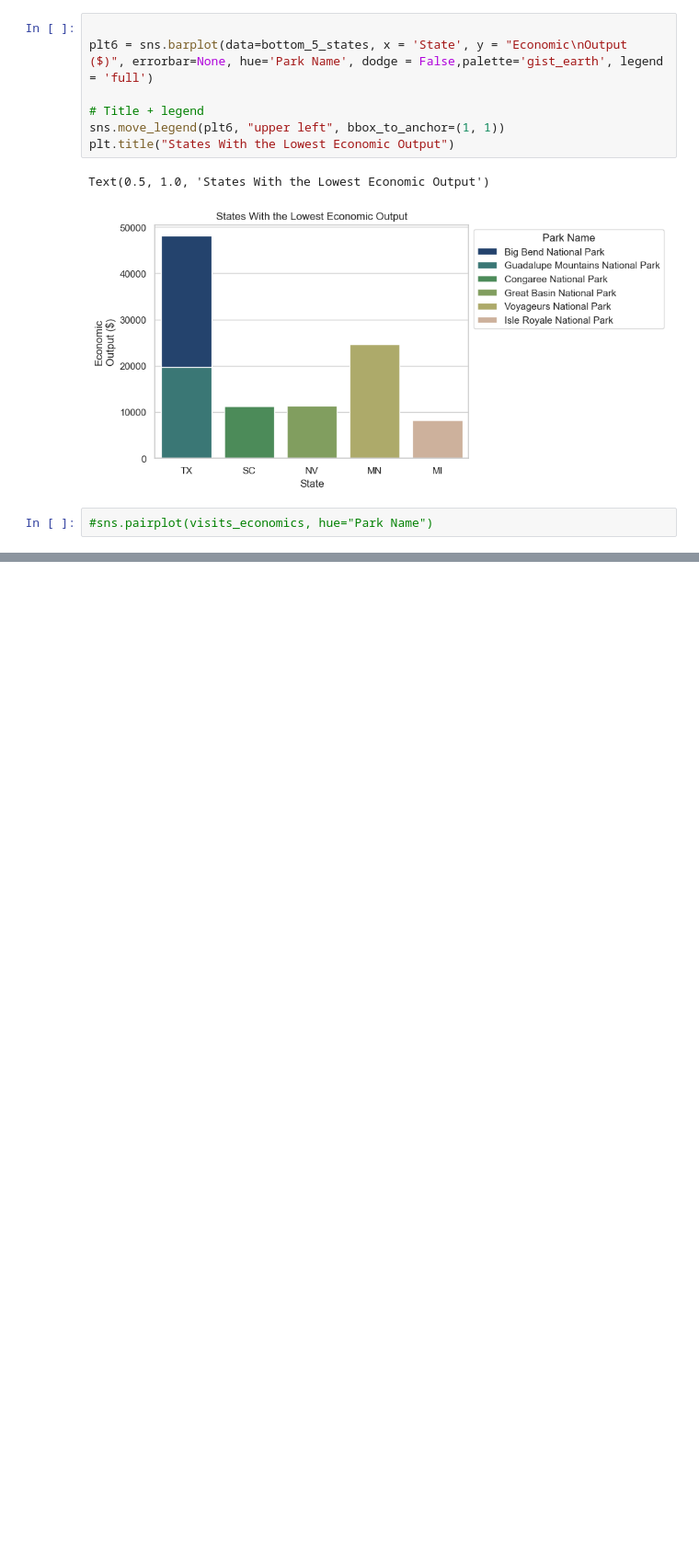
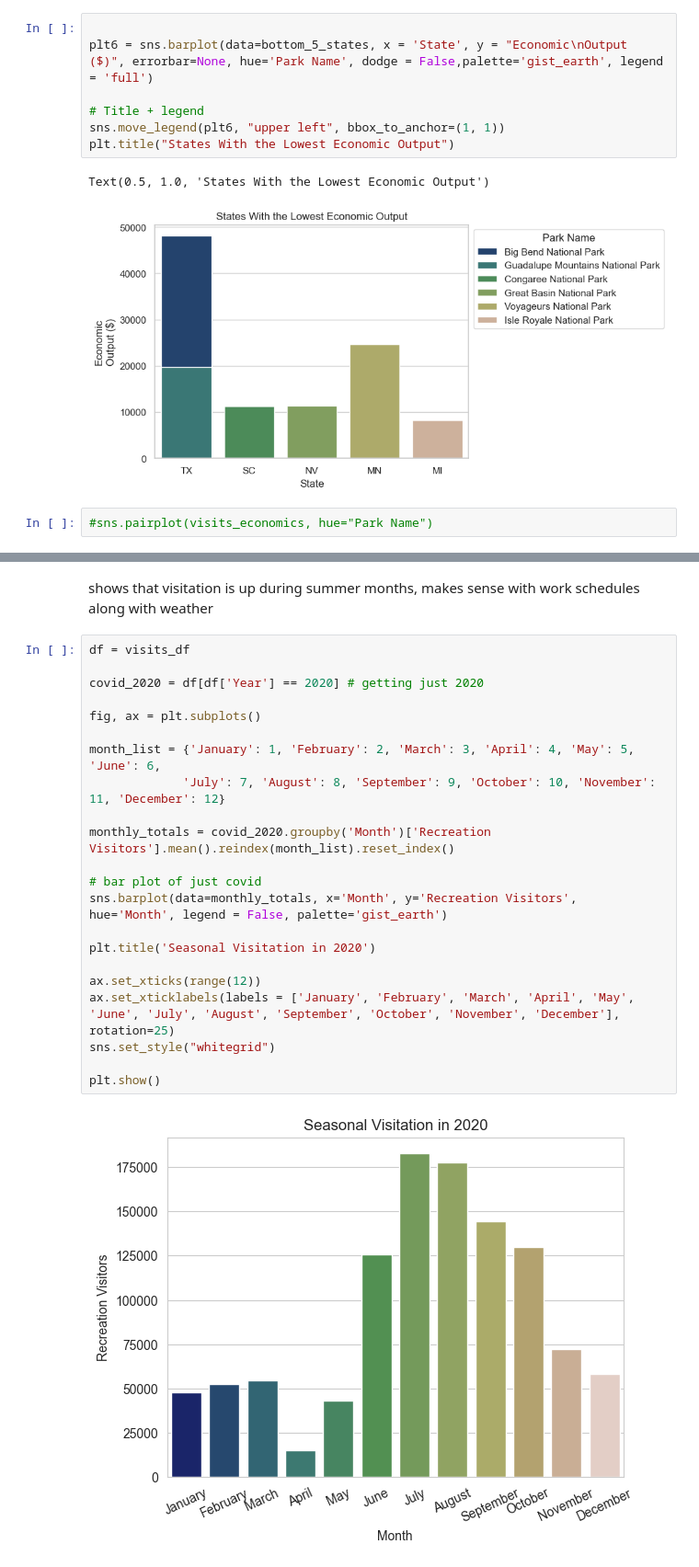
Before and after one commit to erhanks/National-Parks, a Jupyter notebook: Cleaning data.ipynb, the cells around one changed output, grey strips where cells are left out. Shown at 92% size. Drawn from its saved outputs; the diff is of its cells as text; blank space fills up the shorter version.

```diff
--- a/Cleaning data.ipynb
+++ b/Cleaning data.ipynb
@@ -418,0 +487,26 @@ Text(0.5, 1.0, 'States With the Lowest Economic Output')
+# %% [markdown]
+shows that visitation is up during summer months, makes sense with work schedules along with weather
+# %%
+df = visits_df
+
+covid_2020 = df[df['Year'] == 2020] # getting just 2020
+
+fig, ax = plt.subplots()
+
+month_list = {'January': 1, 'February': 2, 'March': 3, 'April': 4, 'May': 5, 'June': 6,
+             'July': 7, 'August': 8, 'September': 9, 'October': 10, 'November': 11, 'December': 12}
+
+monthly_totals = covid_2020.groupby('Month')['Recreation Visitors'].mean().reindex(month_list).reset_index()
+
+# bar plot of just covid
+sns.barplot(data=monthly_totals, x='Month', y='Recreation Visitors', hue='Month', legend = False, palette='gist_earth')
+
+plt.title('Seasonal Visitation in 2020')
+
+ax.set_xticks(range(12))
+ax.set_xticklabels(labels = ['January', 'February', 'March', 'April', 'May', 'June', 'July', 'August', 'September', 'October', 'November', 'December'], rotation=25)
+sns.set_style("whitegrid")
+
+plt.show()
+# %% [output]
+[figure, added]
```
Also changed, not shown: parts of 50 cells of this notebook, 2 other files.
